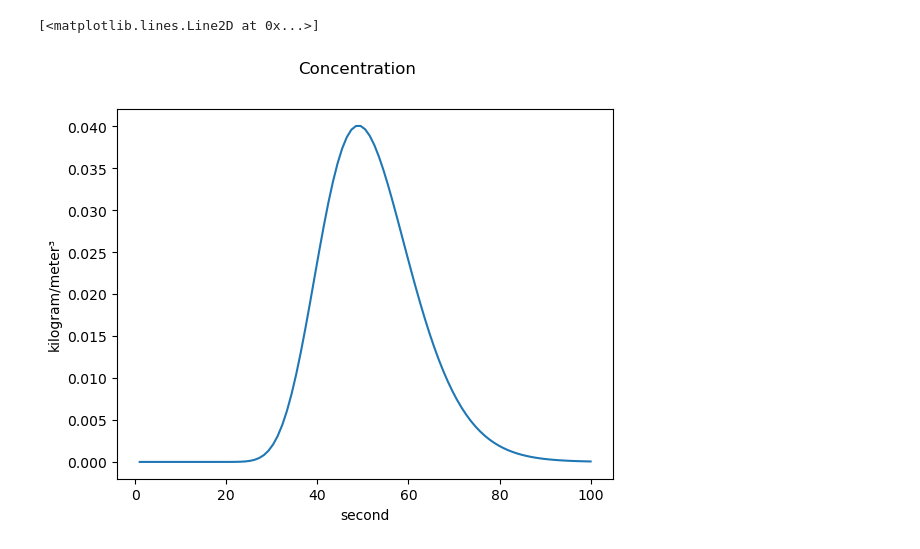
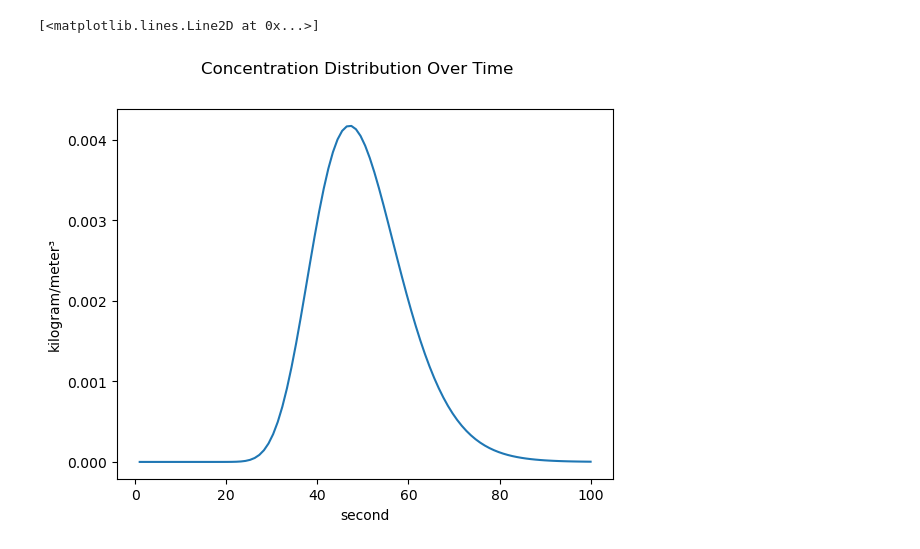
Before and after one commit to PPojda/MPS, a Jupyter notebook: lab_02/lab_02.ipynb, the cells around one changed output. Saved outputs shown, nothing was run; the diff lists cells and outputs as text; code cells hidden in the pictures.

```diff
--- a/lab_02/lab_02.ipynb
+++ b/lab_02/lab_02.ipynb
@@ -7,18 +29,18 @@ import numpy as np
 si = pint.UnitRegistry()
 # %%
 M = 10*si.kg
-A = 100*si.m**2
+A = 100*si.m**3/si.s
 u = 0.1*si.m/si.s
 D = 10**(-2)*si.m**2/si.s
 x = 5*si.m
 # %%
 def c(t):
-    return (M / A) * (1 / (2 * (np.pi * D)**0.5)) * (1 / t**(1/2)) * np.exp(-((u * t - x)**2) / (4 * D * t))
+    return (M / A) * (1 / (2 * (np.pi * D)**0.5)) * (x / t**(3/2)) * np.exp(-((u * t - x)**2) / (4 * D * t))
 # %%
 si.setup_matplotlib()
 t = np.linspace(0, 100, 100)*si.s
-pyplot.suptitle("Concentration")
+pyplot.suptitle("Concentration Distribution Over Time")
 pyplot.plot(t, c(t))
 # %% [output]
 [<matplotlib.lines.Line2D at 0x...>]
-[figure, old version]
+[figure, new version]
```
Also changed, not shown: parts of 4 cells of this notebook.
